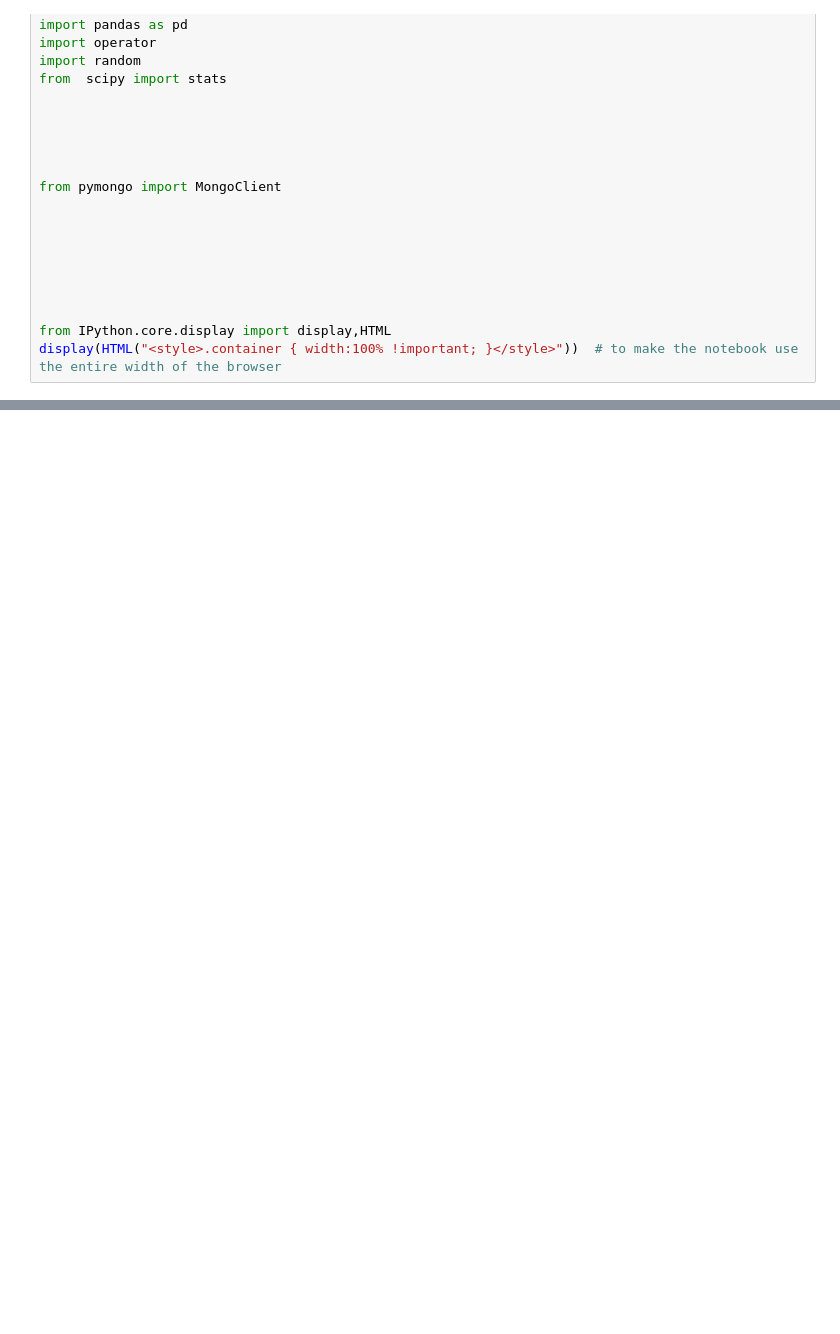
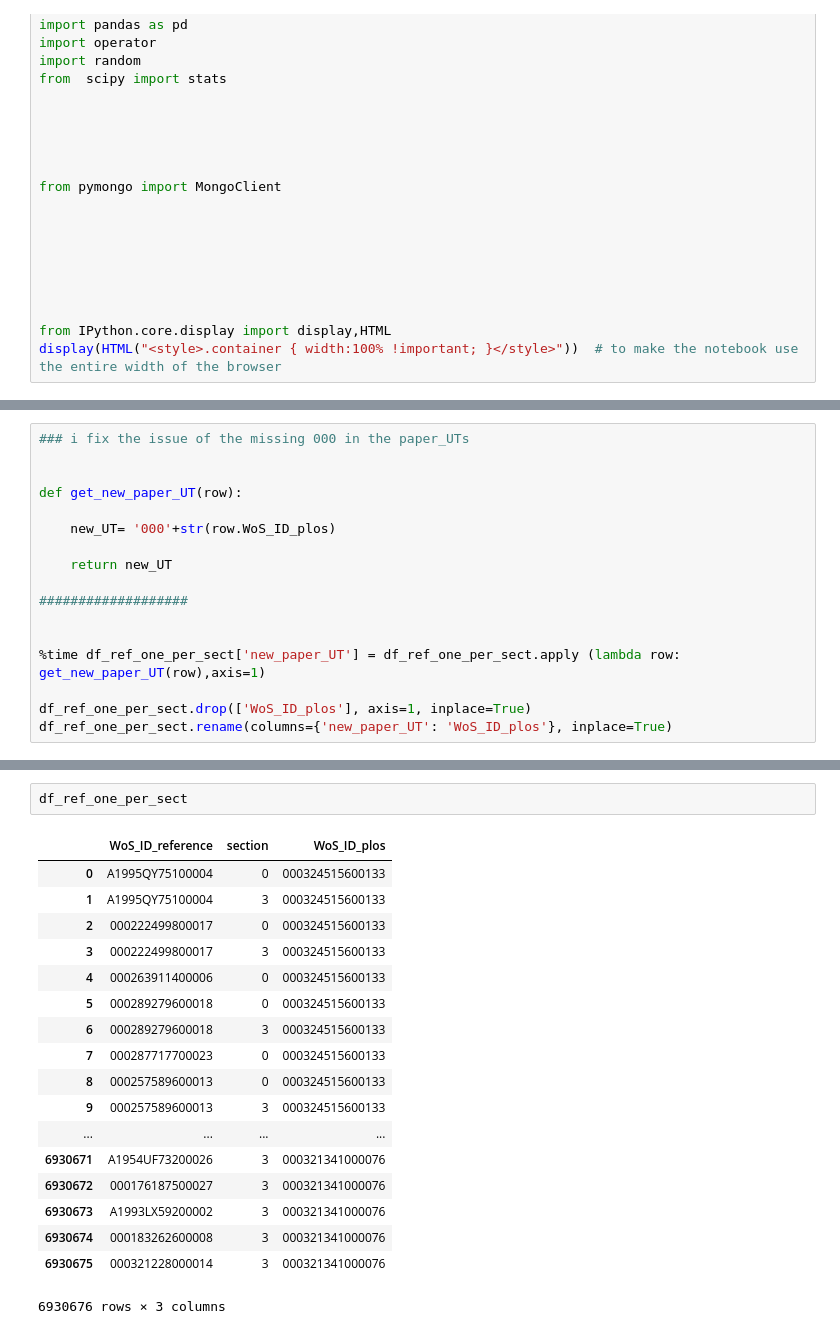
Before and after one commit to juliettapc/my_In_text_citations, a Jupyter notebook: dump_data_ref_to_json.ipynb, the cells around one changed output, grey strips where cells are left out. Saved outputs shown, nothing was run; the diff lists cells and outputs as text; blank space fills up the shorter version.

```diff
--- a/dump_data_ref_to_json.ipynb
+++ b/dump_data_ref_to_json.ipynb
@@ -36,0 +104,17 @@ display(HTML("<style>.container { width:100% !important; }</style>"))  # to make
+# %%
+### i fix the issue of the missing 000 in the paper_UTs
+
+
+def get_new_paper_UT(row):
+
+    new_UT= '000'+str(row.WoS_ID_plos)
+
+    return new_UT
+
+###################
+
+
+%time df_ref_one_per_sect['new_paper_UT'] = df_ref_one_per_sect.apply (lambda row: get_new_paper_UT(row),axis=1)
+
+df_ref_one_per_sect.drop(['WoS_ID_plos'], axis=1, inplace=True)
+df_ref_one_per_sect.rename(columns={'new_paper_UT': 'WoS_ID_plos'}, inplace=True)
@@ -36,0 +131,21 @@ display(HTML("<style>.container { width:100% !important; }</style>"))  # to make
+# %%
+df_ref_one_per_sect
+# %% [output]
+|  | WoS_ID_reference | section | WoS_ID_plos |
+| 0 | A1995QY75100004 | 0 | 000324515600133 |
+| 1 | A1995QY75100004 | 3 | 000324515600133 |
+| 2 | 000222499800017 | 0 | 000324515600133 |
+| 3 | 000222499800017 | 3 | 000324515600133 |
+| 4 | 000263911400006 | 0 | 000324515600133 |
+| 5 | 000289279600018 | 0 | 000324515600133 |
+| 6 | 000289279600018 | 3 | 000324515600133 |
+| 7 | 000287717700023 | 0 | 000324515600133 |
+| 8 | 000257589600013 | 0 | 000324515600133 |
+| 9 | 000257589600013 | 3 | 000324515600133 |
+| ... | ... | ... | ... |
+| 6930671 | A1954UF73200026 | 3 | 000321341000076 |
+| 6930672 | 000176187500027 | 3 | 000321341000076 |
+| 6930673 | A1993LX59200002 | 3 | 000321341000076 |
+| 6930674 | 000183262600008 | 3 | 000321341000076 |
+| 6930675 | 000321228000014 | 3 | 000321341000076 |
+6930676 rows × 3 columns
```
Also changed, not shown: parts of 12 cells of this notebook, 2 other files.
